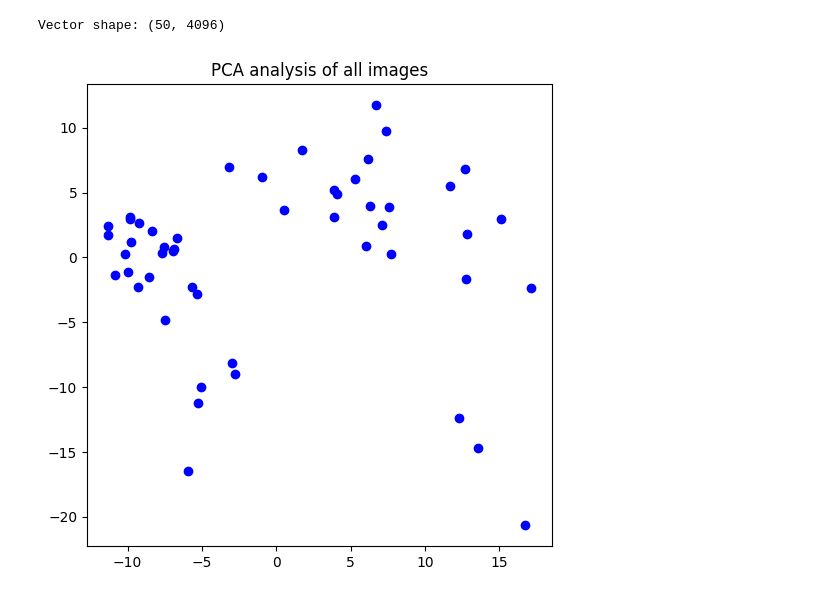
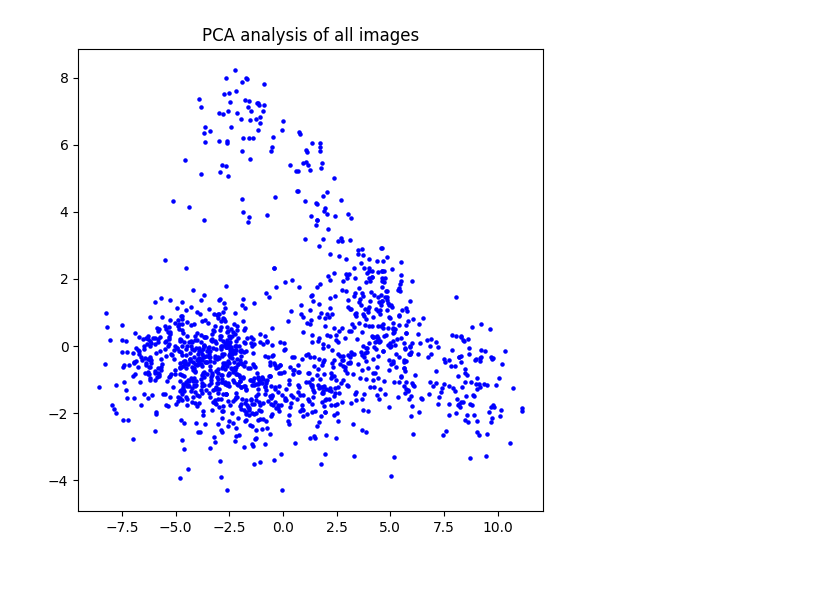
Before and after one commit to martafigurska/VideoFeedAnomaly, a Jupyter notebook: pcaForAll.ipynb, the cells around one changed output. Drawn from its saved outputs; the diff is of its cells as text; code cells hidden in the pictures.

Commit message:
PCA 1300 im with CUDA

```diff
--- a/pcaForAll.ipynb
+++ b/pcaForAll.ipynb
@@ -16,7 +11,7 @@ import pandas as pd
 from PIL import Image
 import os
 # %%
-folder_path = '/content/drive/My Drive/video_anomaly_detection_frames/20251204_223047/'
+folder_path = 'images'
 images = []
 for filename in os.listdir(folder_path):
     if filename.endswith('.jpg'):
@@ -57,7 +32,6 @@ import matplotlib.pyplot as plt
 
 def encode_and_do_pca_all(encoder, images):
     vectors = []
-    images = images[:50]
     for img in images:
         vec = encoder.get_vec(img)
         vectors.append(vec)
@@ -69,6 +43,6 @@ def encode_and_do_pca_all(encoder, images):
     vectors_reduced = pca.fit_transform(vectors)
 
     plt.figure(figsize=(6,6))
-    plt.scatter(vectors_reduced[:, 0], vectors_reduced[:, 1], color='blue')
+    plt.scatter(vectors_reduced[:, 0], vectors_reduced[:, 1], color='blue', s=5)
     plt.title('PCA analysis of all images')
     plt.show()
@@ -94,4 +81,4 @@ Vector shape: (50, 2048)
 # %%
-alexnet = Img2Vec(model='alexnet',cuda=False)
-encode_and_do_pca_all(alexnet,images)
+vgg19 = Img2Vec(model='vgg19',cuda=True)
+encode_and_do_pca_all(vgg19,images)
 # %% [output]
@@ -99,3 +86,2 @@ Downloading: "https://download.pytorch.org/models/alexnet-owt-7be5be79.pth" to /
-Vector shape: (50, 4096)
-[figure, old version]
+[figure, new version]
 # %%
```
Also changed, not shown: parts of 13 cells of this notebook.
